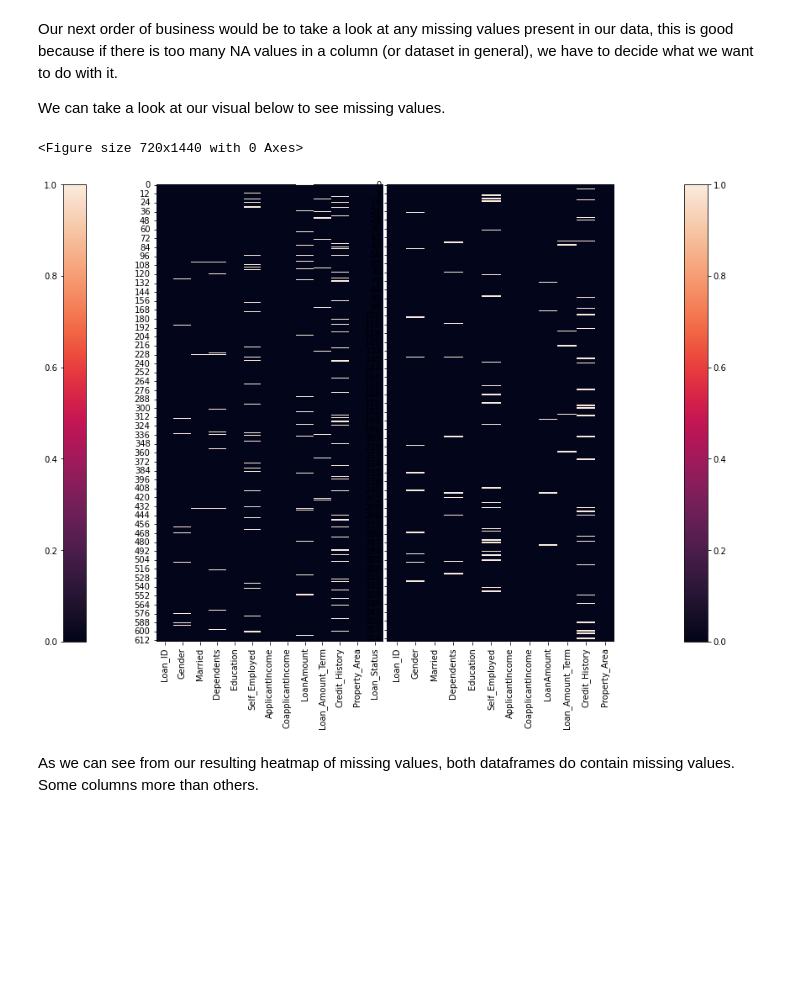
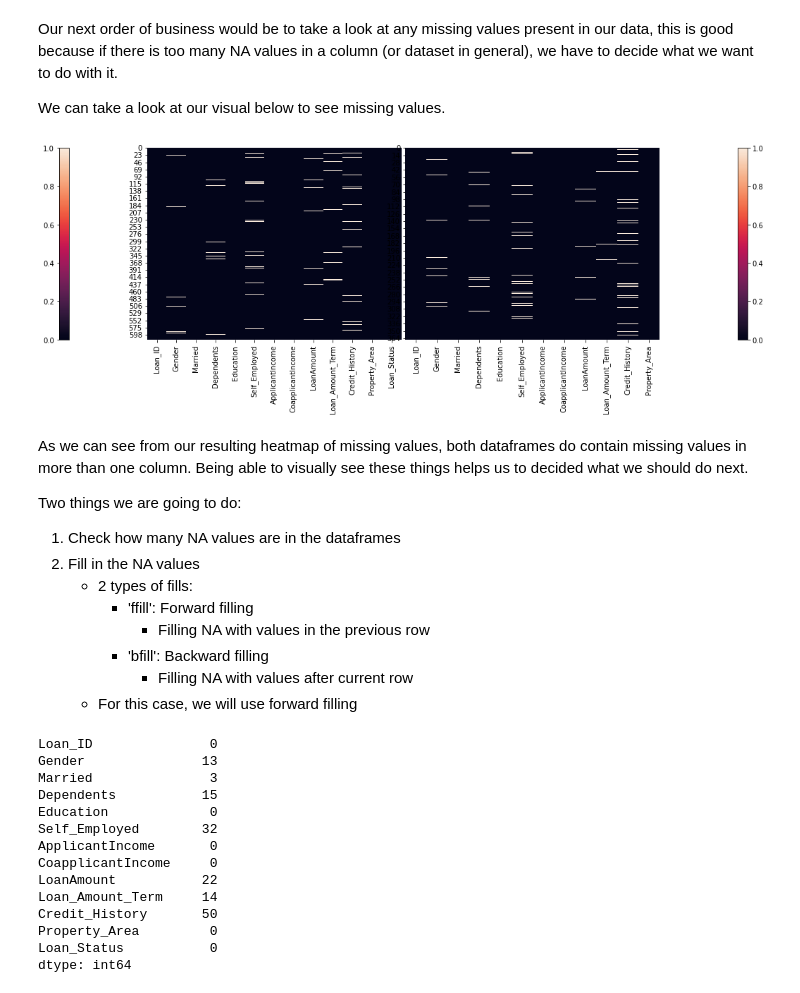
Before and after one commit to iamAngelSH/Data-Science-Portfolio, a Jupyter notebook: Loan_Prediction/Loan_Prediction.ipynb, the cells around one changed output. Saved outputs shown, nothing was run; the diff lists cells and outputs as text; code cells hidden in the pictures; blank space fills up the shorter version.

Commit message:
Working on NA Values

```diff
--- a/Loan_Prediction/Loan_Prediction.ipynb
+++ b/Loan_Prediction/Loan_Prediction.ipynb
@@ -174,27 +179,37 @@ We can take a look at our visual below to see missing values.
 # %%
 '''
 Created March 2, 2022
 
 Looking at our data frames for missing values using a heat map
 '''
 def show_missing_values(df1, df2):
-    plt.figure(figsize=(10, 20))
-    fig, (ax1, ax2) = plt.subplots(ncols=2, figsize=(15,10))
+#     plt.figure(figsize=(10, 20))
+    fig, (ax1, ax2) = plt.subplots(ncols=2, figsize=(20,5))
     fig.subplots_adjust(wspace=0.01)
     sns.heatmap(df1.isnull(), cmap="rocket", ax=ax1, cbar=False)
     fig.colorbar(ax1.collections[0], ax=ax1, location="left", use_gridspec=False, pad=0.2)
 
     sns.heatmap(df2.isnull(), cmap="rocket", ax=ax2, cbar=False)
     fig.colorbar(ax2.collections[0], ax=ax2, location="right", use_gridspec=False, pad=0.2)
 
     plt.show()
 
 show_missing_values(train_df, test_df)
 # %% [output]
-<Figure size 720x1440 with 0 Axes>
-[figure, old version]
+[figure, new version]
-# %% [markdown]
-As we can see from our resulting heatmap of missing values, both dataframes do contain missing values. Some columns more than others.
-
-
-<!-- ---- Need to finish -->
+# %% [markdown]
+As we can see from our resulting heatmap of missing values, both dataframes do contain missing values in more than one column.
+Being able to visually see these things helps us to decided what we should do next.
+
+Two things we are going to do:
+1. Check how many NA values are in the dataframes
+2. Fill in the NA values
+    - 2 types of fills:
+        - 'ffill': Forward filling
+            - Filling NA with values in the previous row
+        - 'bfill': Backward filling
+            - Filling NA with values after current row
+    - For this case, we will use forward filling
+
+
+<!-- ---- Finished in March 3, 2022 -->
@@ -200,0 +228,17 @@ As we can see from our resulting heatmap of missing values, both dataframes do c
+# %%
+missVals_train_df # --- Missing Values for our training dataset
+# %% [output]
+Loan_ID               0
+Gender               13
+Married               3
+Dependents           15
+Education             0
+Self_Employed        32
+ApplicantIncome       0
+CoapplicantIncome     0
+LoanAmount           22
+Loan_Amount_Term     14
+Credit_History       50
+Property_Area         0
+Loan_Status           0
+dtype: int64
```
Also changed, not shown: parts of 6 cells of this notebook.
